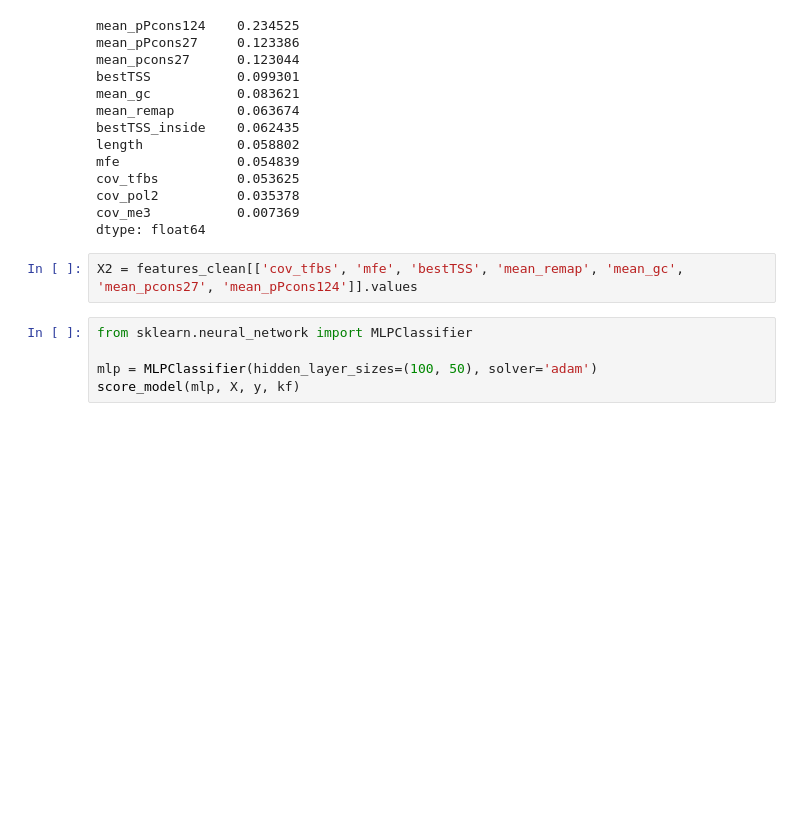
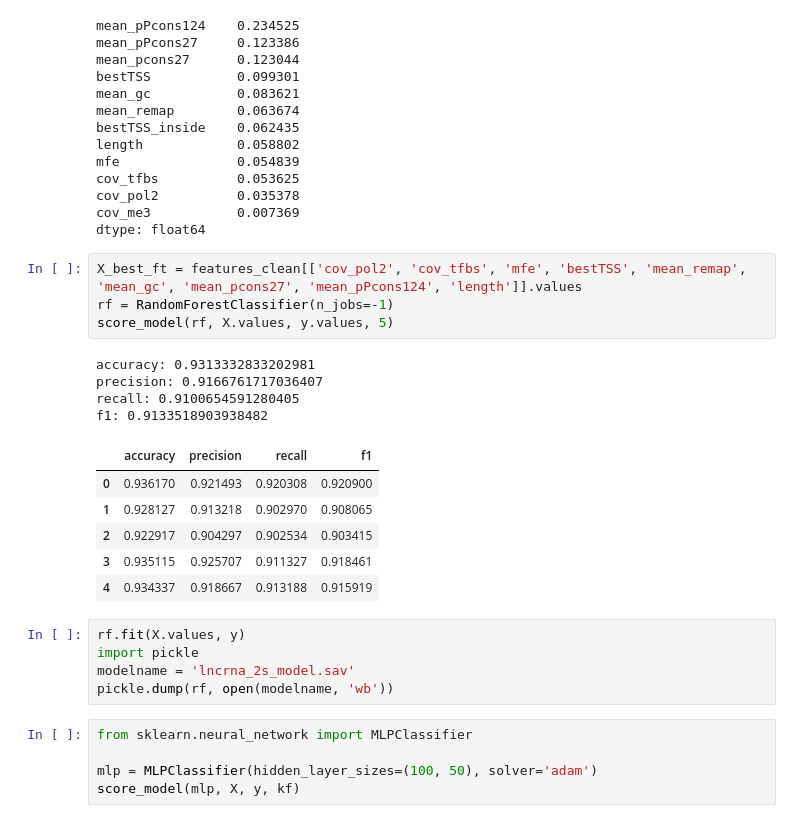
Before and after one commit to homemlab/flync, a Jupyter notebook: notebooks/model-2s-tests.ipynb, the cells around one changed output. Cells and saved outputs as stored; diff of their text form; blank space fills up the shorter version.

```diff
--- a/notebooks/model-2s-tests.ipynb
+++ b/notebooks/model-2s-tests.ipynb
@@ -202,7 +211,25 @@ cov_pol2          0.035378
 cov_me3           0.007369
 dtype: float64
 # %%
-X2 = features_clean[['cov_tfbs', 'mfe', 'bestTSS', 'mean_remap', 'mean_gc', 'mean_pcons27', 'mean_pPcons124']].values
+X_best_ft = features_clean[['cov_pol2', 'cov_tfbs', 'mfe', 'bestTSS', 'mean_remap', 'mean_gc', 'mean_pcons27', 'mean_pPcons124', 'length']].values
+rf = RandomForestClassifier(n_jobs=-1)
+score_model(rf, X.values, y.values, 5)
+# %% [output]
+accuracy: 0.9313332833202981
+precision: 0.9166761717036407
+recall: 0.9100654591280405
+f1: 0.9133518903938482
+|  | accuracy | precision | recall | f1 |
+| 0 | 0.936170 | 0.921493 | 0.920308 | 0.920900 |
+| 1 | 0.928127 | 0.913218 | 0.902970 | 0.908065 |
+| 2 | 0.922917 | 0.904297 | 0.902534 | 0.903415 |
+| 3 | 0.935115 | 0.925707 | 0.911327 | 0.918461 |
+| 4 | 0.934337 | 0.918667 | 0.913188 | 0.915919 |
+# %%
+rf.fit(X.values, y)
+import pickle
+modelname = 'lncrna_2s_model.sav'
+pickle.dump(rf, open(modelname, 'wb'))
 # %%
 from sklearn.neural_network import MLPClassifier
 
```
Also changed, not shown: parts of 8 cells of this notebook, 52 other files.
